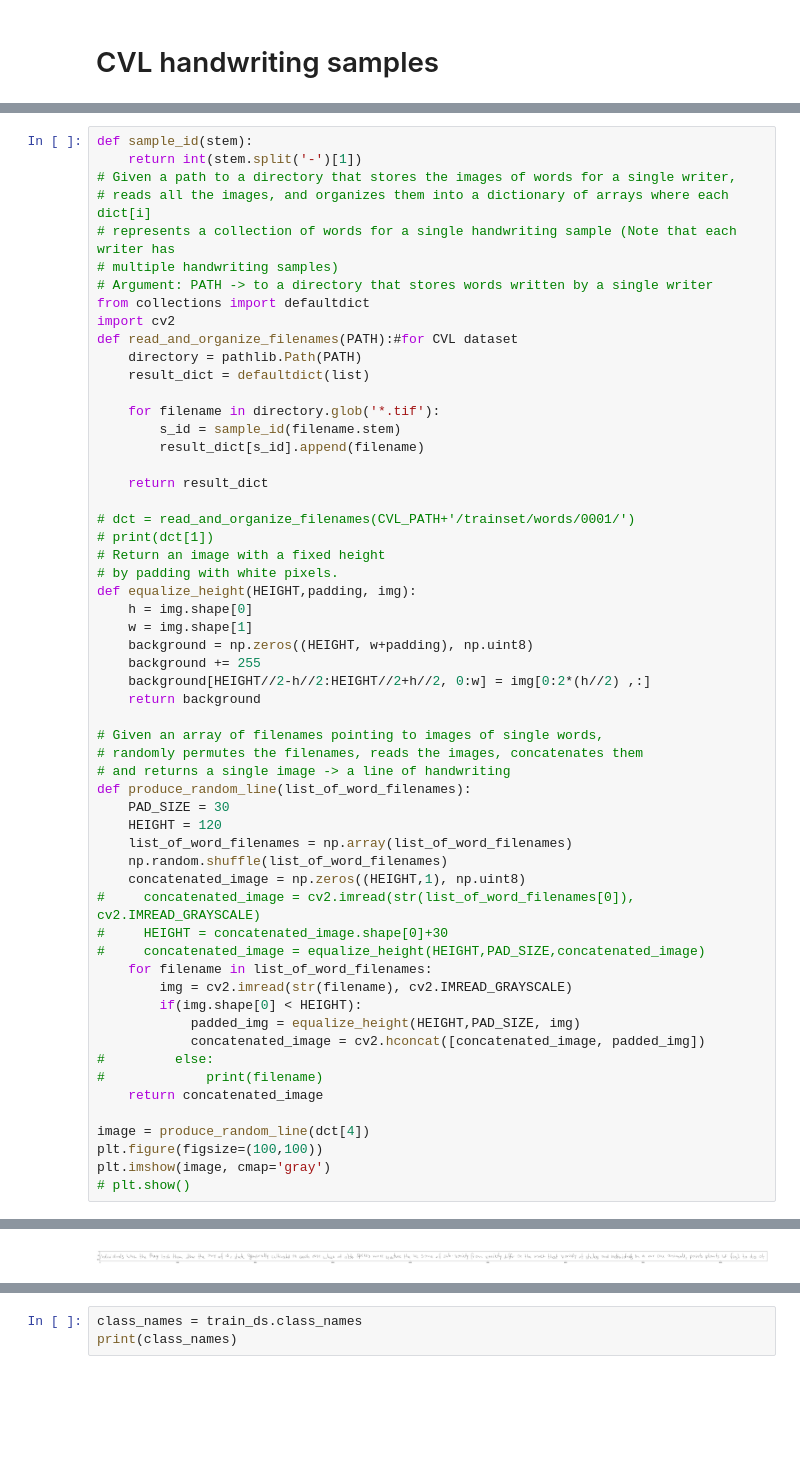
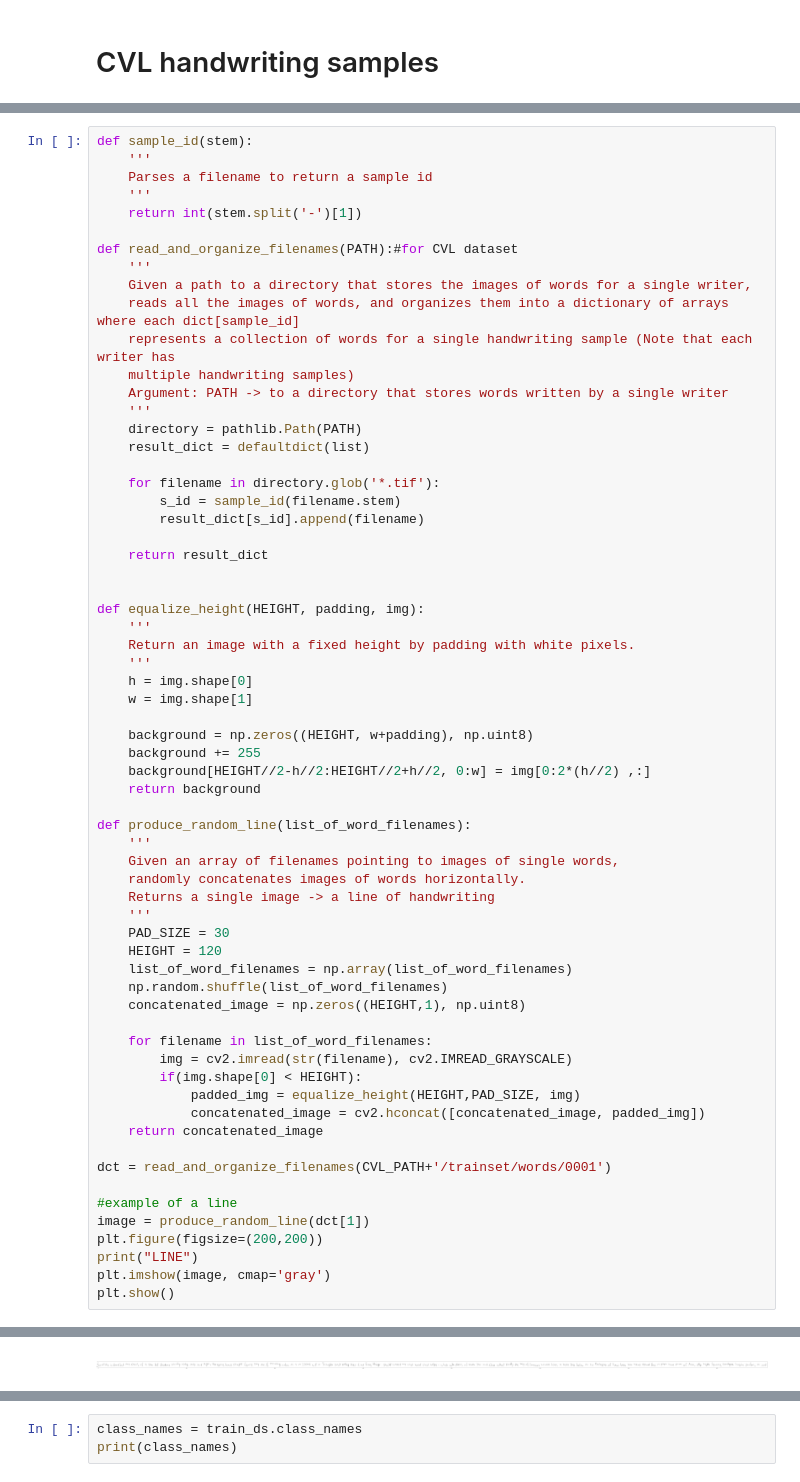
Before and after one commit to DavitKvartskhava/Writer-Identification, a Jupyter notebook: identification.ipynb, the cells around one changed output, grey strips where cells are left out. Cells and saved outputs as stored; diff of their text form; blank space fills up the shorter version.

```diff
--- a/identification.ipynb
+++ b/identification.ipynb
@@ -91,15 +69,19 @@ print(sample_filenames[:4])
 Adopted from Tang and Wu 2016
 # %%
 def sample_id(stem):
+    '''
+    Parses a filename to return a sample id
+    '''
     return int(stem.split('-')[1])
-# Given a path to a directory that stores the images of words for a single writer,
-# reads all the images, and organizes them into a dictionary of arrays where each dict[i]
-# represents a collection of words for a single handwriting sample (Note that each writer has
-# multiple handwriting samples)
-# Argument: PATH -> to a directory that stores words written by a single writer
-from collections import defaultdict
-import cv2
+
 def read_and_organize_filenames(PATH):#for CVL dataset
+    '''
+    Given a path to a directory that stores the images of words for a single writer,
+    reads all the images of words, and organizes them into a dictionary of arrays where each dict[sample_id]
+    represents a collection of words for a single handwriting sample (Note that each writer has
+    multiple handwriting samples)
+    Argument: PATH -> to a directory that stores words written by a single writer
+    '''
     directory = pathlib.Path(PATH)
     result_dict = defaultdict(list)
 
@@ -109,41 +91,44 @@ def read_and_organize_filenames(PATH):#for CVL dataset
 
     return result_dict
 
-# dct = read_and_organize_filenames(CVL_PATH+'/trainset/words/0001/')
-# print(dct[1])
-# Return an image with a fixed height
-# by padding with white pixels.
-def equalize_height(HEIGHT,padding, img):
+
+def equalize_height(HEIGHT, padding, img):
+    '''
+    Return an image with a fixed height by padding with white pixels.
+    '''
     h = img.shape[0]
     w = img.shape[1]
+
     background = np.zeros((HEIGHT, w+padding), np.uint8)
     background += 255
     background[HEIGHT//2-h//2:HEIGHT//2+h//2, 0:w] = img[0:2*(h//2) ,:]
     return background
 
-# Given an array of filenames pointing to images of single words,
-# randomly permutes the filenames, reads the images, concatenates them
-# and returns a single image -> a line of handwriting
 def produce_random_line(list_of_word_filenames):
+    '''
+    Given an array of filenames pointing to images of single words,
+    randomly concatenates images of words horizontally.
+    Returns a single image -> a line of handwriting
+    '''
     PAD_SIZE = 30
     HEIGHT = 120
     list_of_word_filenames = np.array(list_of_word_filenames)
     np.random.shuffle(list_of_word_filenames)
     concatenated_image = np.zeros((HEIGHT,1), np.uint8)
-#     concatenated_image = cv2.imread(str(list_of_word_filenames[0]), cv2.IMREAD_GRAYSCALE)
-#     HEIGHT = concatenated_image.shape[0]+30
-#     concatenated_image = equalize_height(HEIGHT,PAD_SIZE,concatenated_image)
+
     for filename in list_of_word_filenames:
         img = cv2.imread(str(filename), cv2.IMREAD_GRAYSCALE)
         if(img.shape[0] < HEIGHT):
             padded_img = equalize_height(HEIGHT,PAD_SIZE, img)
             concatenated_image = cv2.hconcat([concatenated_image, padded_img])
-#         else:
-#             print(filename)
     return concatenated_image
 
-image = produce_random_line(dct[4])
-plt.figure(figsize=(100,100))
+dct = read_and_organize_filenames(CVL_PATH+'/trainset/words/0001')
+
+#example of a line
+image = produce_random_line(dct[1])
+plt.figure(figsize=(200,200))
+print("LINE")
 plt.imshow(image, cmap='gray')
-# plt.show()
+plt.show()
 # %% [output]
@@ -151,3 +136,3 @@ plt.imshow(image, cmap='gray')
-[figure, old version]
+[figure, new version]
 # %%
 def produce_page(list_of_word_filenames, L):
```
Also changed, not shown: parts of 32 cells of this notebook.
